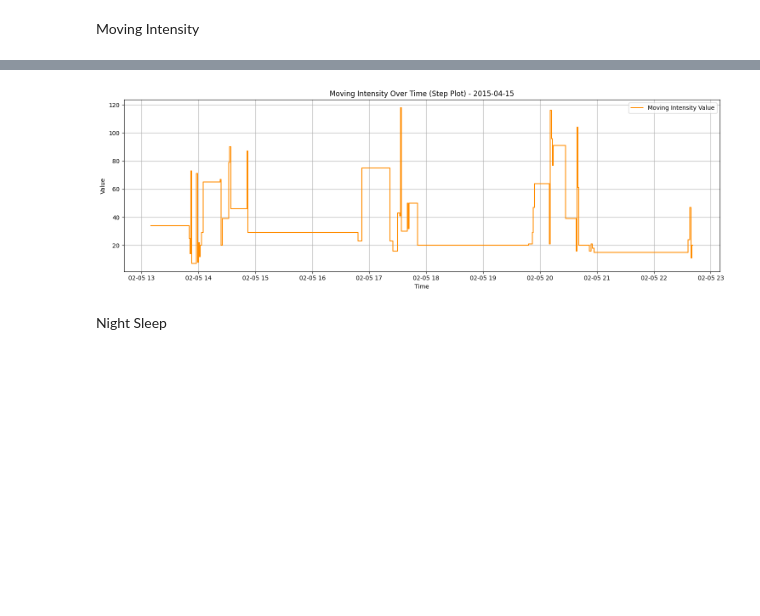
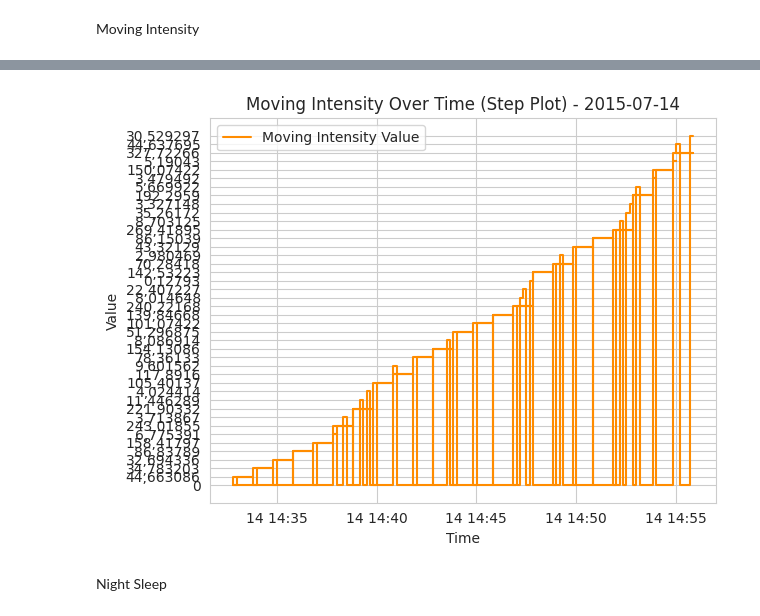
Before and after one commit to gkianfar/DemCare-Analysis, a Jupyter notebook: DemCare_Analysis.ipynb, the cells around one changed output, grey strips where cells are left out. Saved outputs shown, nothing was run; the diff lists cells and outputs as text; code cells hidden in the pictures; blank space fills up the shorter version.

```diff
--- a/DemCare_Analysis.ipynb
+++ b/DemCare_Analysis.ipynb
@@ -22,7 +38,7 @@ print(files)
 # %% [markdown]
 Motion file
 # %%
-dir_path = '/content/drive/MyDrive/DemCare/D11'
+dir_path = '/content/drive/MyDrive/DemCare/D10'
 file_name = 'Motion.csv'
 file_path = os.path.join(dir_path, file_name)
 df_motion = pd.read_csv(file_path,sep=';', quotechar='"')
@@ -151,7 +222,7 @@ array(['BoilerOn', 'CookerOn', 'TvOn', 'WashingMachineOn', 'IronOn',
 # %% [markdown]
 Moving Intensity
 # %%
-dir_path = '/content/drive/MyDrive/DemCare/D11'
+dir_path = '/content/drive/MyDrive/DemCare/D10'
 file_name = 'MovingIntensity.csv'
 file_path = os.path.join(dir_path, file_name)
 df_movingintensity = pd.read_csv(file_path,sep=';',quotechar='"')
@@ -173,37 +254,49 @@ df_movingintensity
 # %%
 import pandas as pd
 import matplotlib.pyplot as plt
 
-# Assuming df_movingintensity is already loaded
+id_num = 772
+select_date = '2015-07-14'
+
+# Convert times
 df_movingintensity['start_time'] = pd.to_datetime(df_movingintensity['start_time'])
 df_movingintensity['end_time'] = pd.to_datetime(df_movingintensity['end_time'])
 
-# Sort just in case
+# Extract date column if needed
+df_movingintensity['date'] = df_movingintensity['start_time'].dt.date.astype(str)
+
+# Sort
 df_movingintensity = df_movingintensity.sort_values('start_time')
 
-# Filter for a specific date
-df_day = df_movingintensity[df_movingintensity['date'] == '2015-02-05']
+# Filter
+if id_num is not None:
+    df_day = df_movingintensity[(df_movingintensity['person_id'] == id_num) &
+                                (df_movingintensity['date'] == select_date)]
+else:
+    df_day = df_movingintensity[df_movingintensity['date'] == select_date]
 
-# Create a list of times and corresponding values for step plot
-times = []
-values = []
+if df_day.empty:
+    print("No data found for the selected date and ID.")
+else:
+    # Build step plot data
+    times = []
+    values = []
+    for _, row in df_day.iterrows():
+        times.extend([row['start_time'], row['end_time']])
+        values.extend([row['value'], row['value']])
 
-for _, row in df_day.iterrows():
-    times.extend([row['start_time'], row['end_time']])
-    values.extend([row['value'], row['value']])
-
-# Plotting
-plt.figure(figsize=(15, 5))
-plt.step(times, values, where='post', label='Moving Intensity Value', color='darkorange')
-plt.xlabel('Time')
-plt.ylabel('Value')
-plt.title('Moving Intensity Over Time (Step Plot) - 2015-04-15')
-plt.legend()
-plt.grid(True)
-plt.tight_layout()
-plt.show()
+    # Plot
+    plt.figure()
+    plt.step(times, values, where='post', label='Moving Intensity Value', color='darkorange')
+    plt.xlabel('Time')
+    plt.ylabel('Value')
+    plt.title(f'Moving Intensity Over Time (Step Plot) - {select_date}')
+    plt.legend()
+    plt.grid(True)
+    plt.tight_layout()
+    plt.show()
 # %% [output]
-[figure, old version]
+[figure, new version]
 # %% [markdown]
 Night Sleep
 # %%
```
Also changed, not shown: parts of 19 cells of this notebook.
